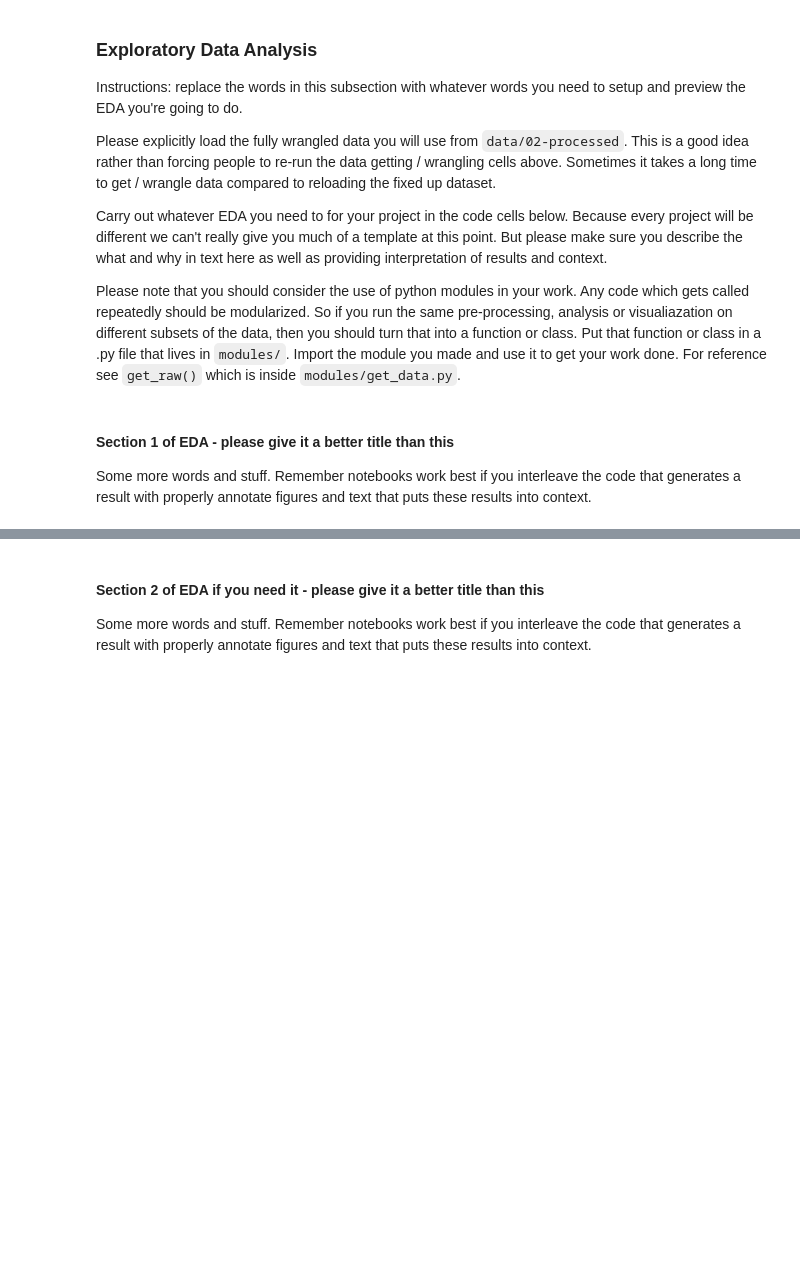
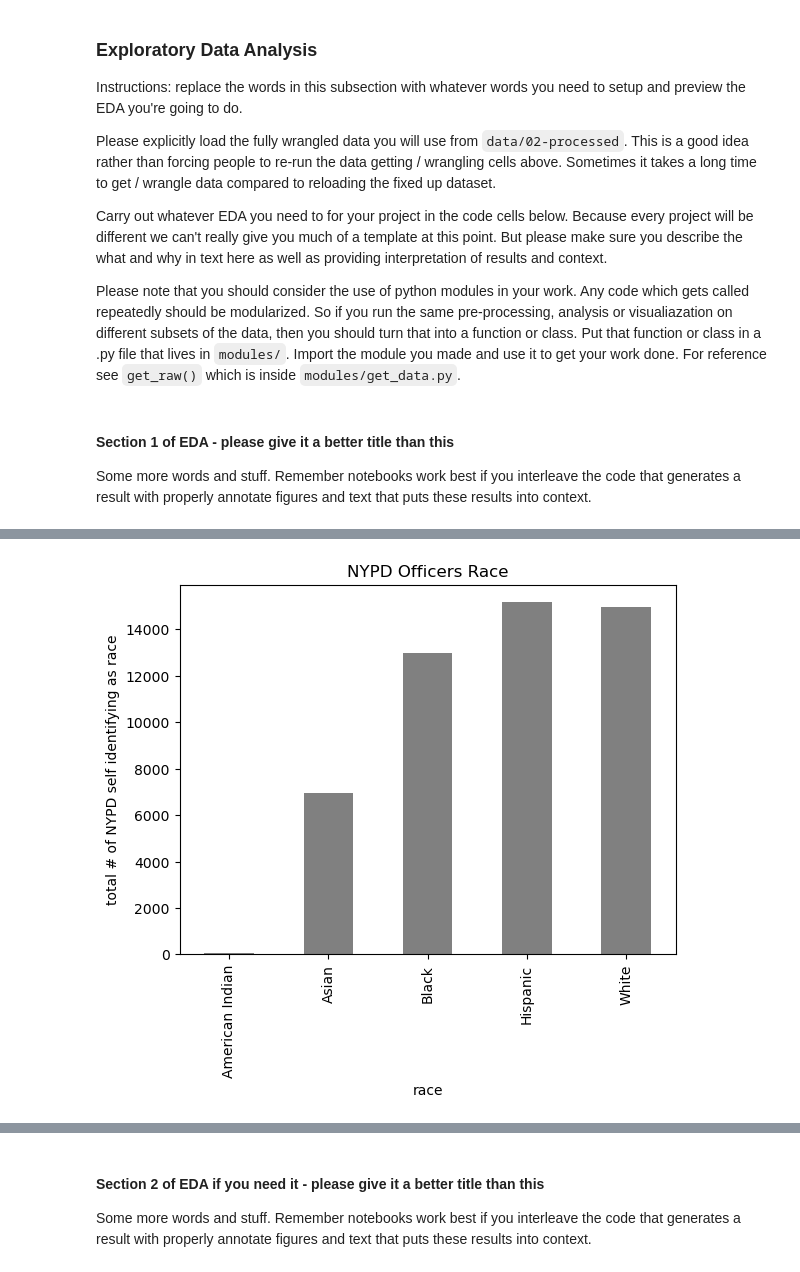
Before and after one commit to COGS108/Group017_WI26, a Jupyter notebook: 02-EDACheckpoint.ipynb, the cells around one changed output, grey strips where cells are left out. Saved outputs shown, nothing was run; the diff lists cells and outputs as text; code cells hidden in the pictures; blank space fills up the shorter version.

Commit message:
added first 2 visualized and added datasets from data/02-processed/

```diff
--- a/02-EDACheckpoint.ipynb
+++ b/02-EDACheckpoint.ipynb
@@ -699,0 +685,3 @@ officer_df
+# %%
+officer_filtered = pd.read_csv('data/02-processed/officer_dataset_cleaned.csv')
+officer_filtered
@@ -699,0 +702,9 @@ officer_df
+# %%
+officer_grouped_race = officer_filtered.groupby('race').size().reset_index(name='total # of NYPD self identifying as race')
+officer_grouped_race
+officer_grouped_race.set_index("race")["total # of NYPD self identifying as race"].plot(kind="bar", color = 'grey')
+plt.title("NYPD Officers Race")
+plt.ylabel("total # of NYPD self identifying as race")
+plt.show()
+# %% [output]
+[figure, added]
```
Also changed, not shown: parts of 5 cells of this notebook.
